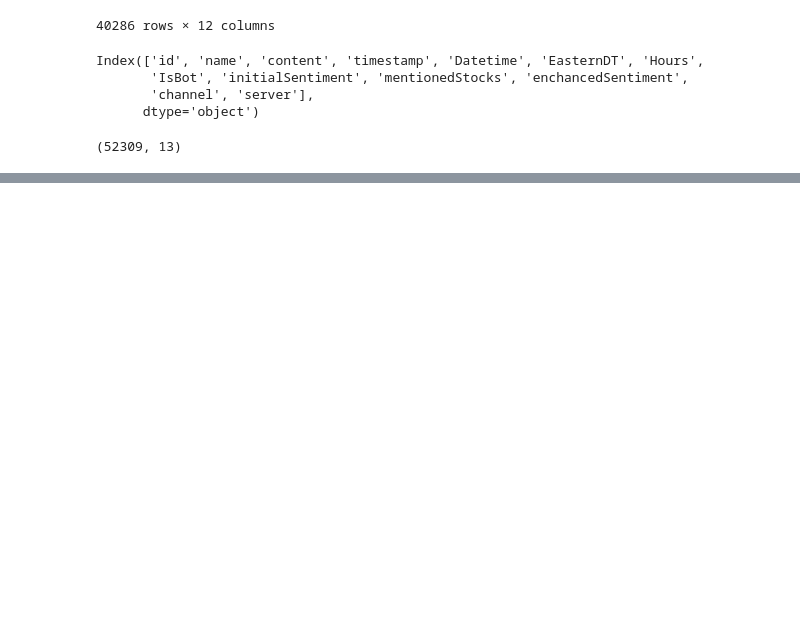
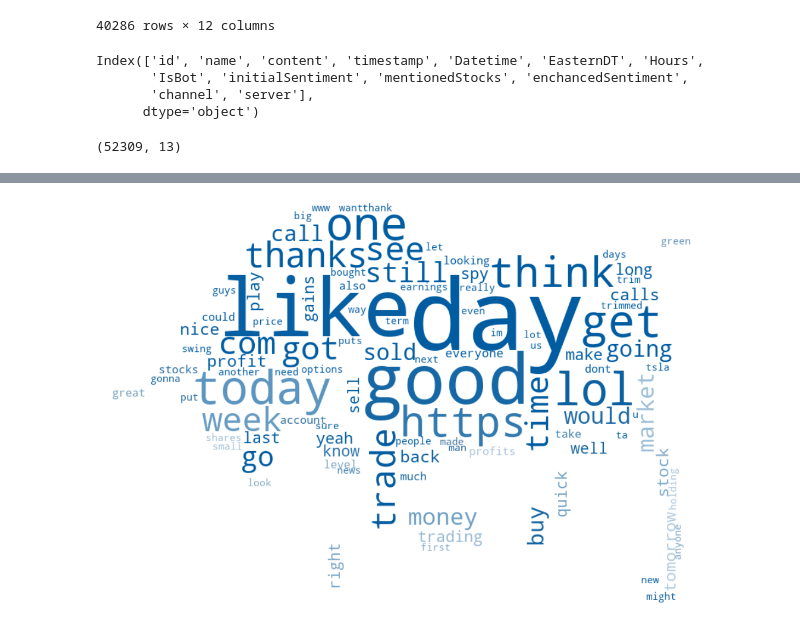
Before and after one commit to dgustave/Retail-Sentiment, a Jupyter notebook: NLP/CommentProcessFlow.ipynb, the cells around one changed output, grey strips where cells are left out. Drawn from its saved outputs; the diff is of its cells as text; code cells hidden in the pictures; blank space fills up the shorter version.

```diff
--- a/NLP/CommentProcessFlow.ipynb
+++ b/NLP/CommentProcessFlow.ipynb
@@ -1966,0 +2263,10 @@ connection.close()
+# %%
+mask = np.array(Image.open("data/photos/wordcloud/Picture2.jpg"))
+wordcloud3 = wordcloud.WordCloud(width=600, height=400, min_word_length=3, max_words=100, stopwords=stop_words, mode="RGBA", background_color="white", mask=mask).generate_from_frequencies(lex_word_cloud_words)
+image_colors = wordcloud.ImageColorGenerator(mask)
+plt.figure(figsize=(20, 16))
+plt.imshow(wordcloud3.recolor(color_func=image_colors), interpolation="bilinear")
+plt.axis("off")
+plt.show()
+# %% [output]
+[figure, added]
```
Also changed, not shown: parts of 38 cells of this notebook.
